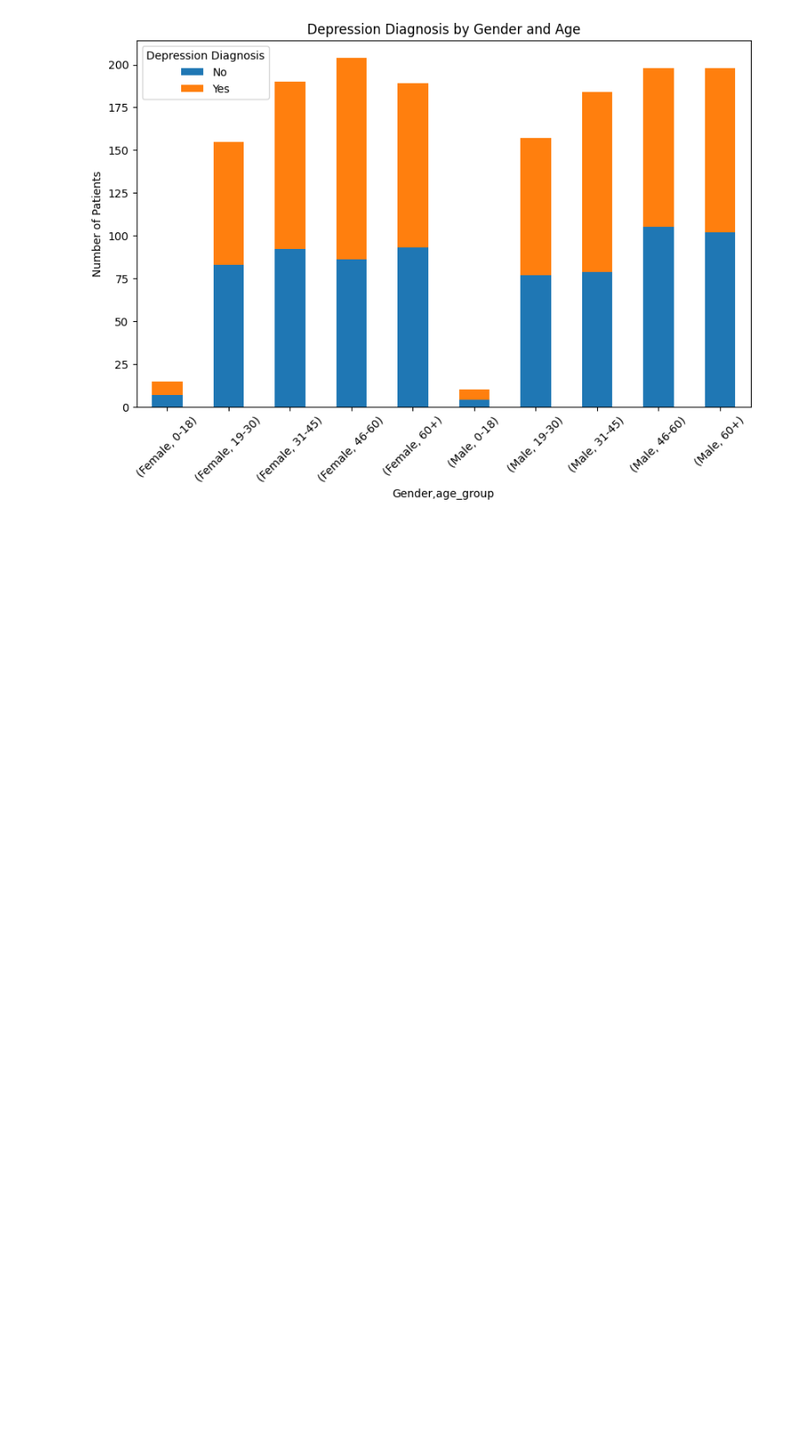
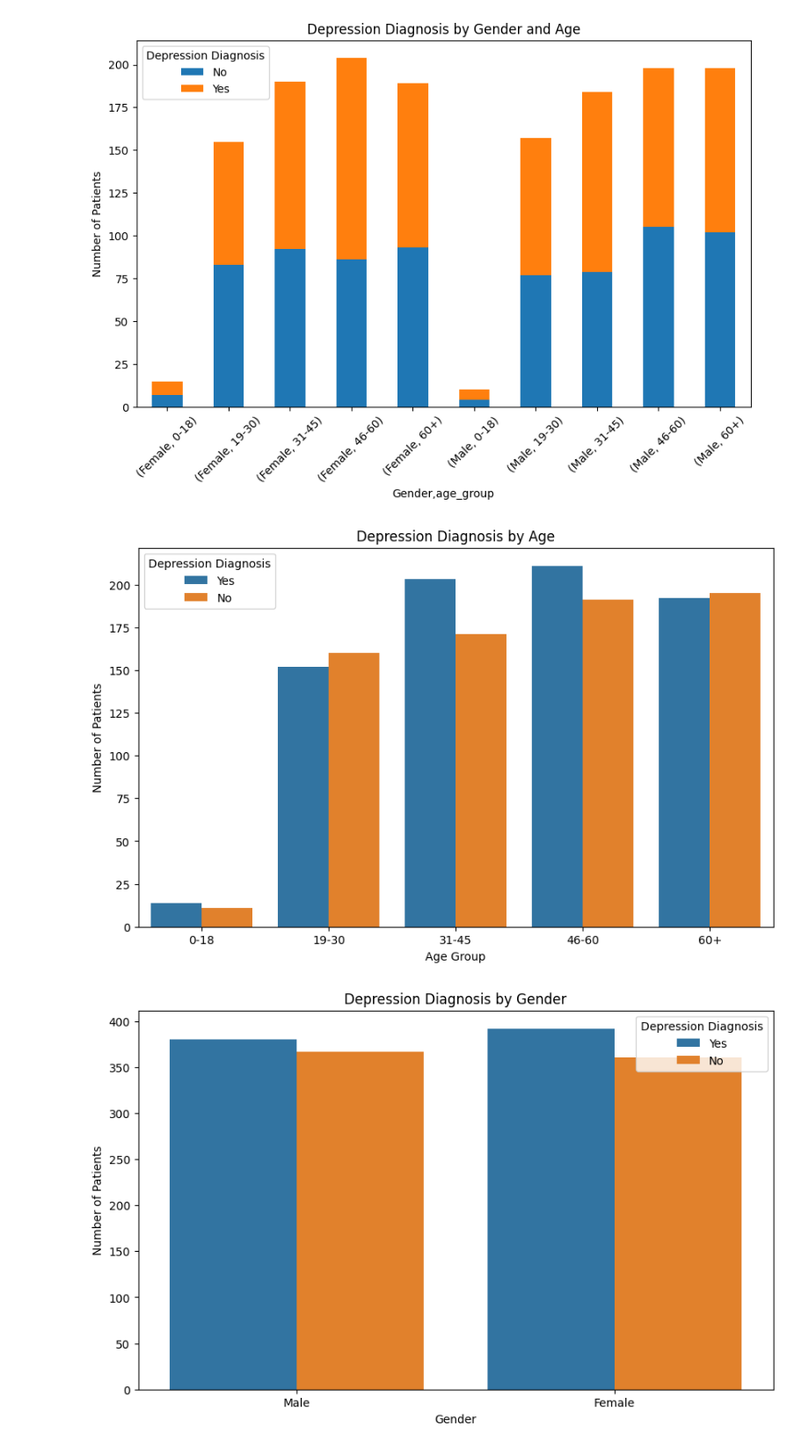
Before and after one commit to aalexakos/Depression-Detection, a Jupyter notebook: JupyterNotebookDepressionDataset.ipynb, the cells around one changed output. Shown at 88% size. Drawn from its saved outputs; the diff is of its cells as text; code cells hidden in the pictures; blank space fills up the shorter version.

```diff
--- a/JupyterNotebookDepressionDataset.ipynb
+++ b/JupyterNotebookDepressionDataset.ipynb
@@ -146,7 +114,7 @@ dtype: int64
 # %%
 # Handle Missing Values
 df['Previous Diagnoses'].fillna('No Previous Diagnoses', inplace=True)
-df['Medications'].fillna('No Medications', inplace=True)
+df['Medications'].fillna('None', inplace=True)
 # %% [markdown]
 b) Converting into numerical values...
 # %%
@@ -317,10 +299,11 @@ to make it interactive:
 # Create age bins to group patients by age
 age_bins = [0, 18, 30, 45, 60, 100]
 age_labels = ['0-18', '19-30', '31-45', '46-60', '60+']
-df_p['age_group'] = pd.cut(df['Age'], bins=age_bins, labels=age_labels)
+df['age_group'] = pd.cut(df['Age'], bins=age_bins, labels=age_labels)
+df_p['age_group'] = pd.cut(df_p['Age'], bins=age_bins, labels=age_labels)
 
 # Group by age group and calculate the percentage of patients with depression
-age_depression = df_p.groupby('age_group')['Depression Diagnosis'].mean() * 100
+age_depression = df.groupby('age_group')['Depression Diagnosis'].mean() * 100
 
 # Plot bar chart
 plt.figure(figsize=(8,6))
@@ -512,3 +516,40 @@ plt.xticks(rotation=45)
 plt.show()
 # %% [output]
 [figure]
+# %%
+# Create a temporary DataFrame
+df_temp = df_p.copy()
+
+# Replace categorical values
+df_temp['Gender'] = df['Gender'].replace({1: 'Male', 0: 'Female'})
+df_temp['Depression Diagnosis'] = df['Depression Diagnosis'].replace({1: 'Yes', 0: 'No'})
+
+# Create a new column Ethnicity
+df_temp['Ethnicity'] = df_temp[['Ethnicity_African', 'Ethnicity_Hispanic', 'Ethnicity_Asian', 'Ethnicity_Caucasian']].idxmax(axis=1)
+
+# Plot the bar chart for Age
+plt.figure(figsize=(10, 6))
+sns.countplot(x='age_group', hue='Depression Diagnosis', data=df_temp)
+plt.title('Depression Diagnosis by Age')
+plt.ylabel('Number of Patients')
+plt.xlabel('Age Group')
+plt.show()
+
+# Plot the bar chart for Gender
+plt.figure(figsize=(10, 6))
+sns.countplot(x='Gender', hue='Depression Diagnosis', data=df_temp)
+plt.title('Depression Diagnosis by Gender')
+plt.ylabel('Number of Patients')
+plt.xlabel('Gender')
+plt.show()
+
+# Plot the bar chart for Ethnicity
+plt.figure(figsize=(10, 6))
+sns.countplot(x='Ethnicity', hue='Depression Diagnosis', data=df_temp)
+plt.title('Depression Diagnosis by Ethnicity')
+plt.ylabel('Number of Patients')
+plt.xlabel('Ethnicity')
+plt.show()
+# %% [output]
+[figure, added]
+[figure, added]
```
Also changed, not shown: parts of 15 cells of this notebook, 1 other file.
